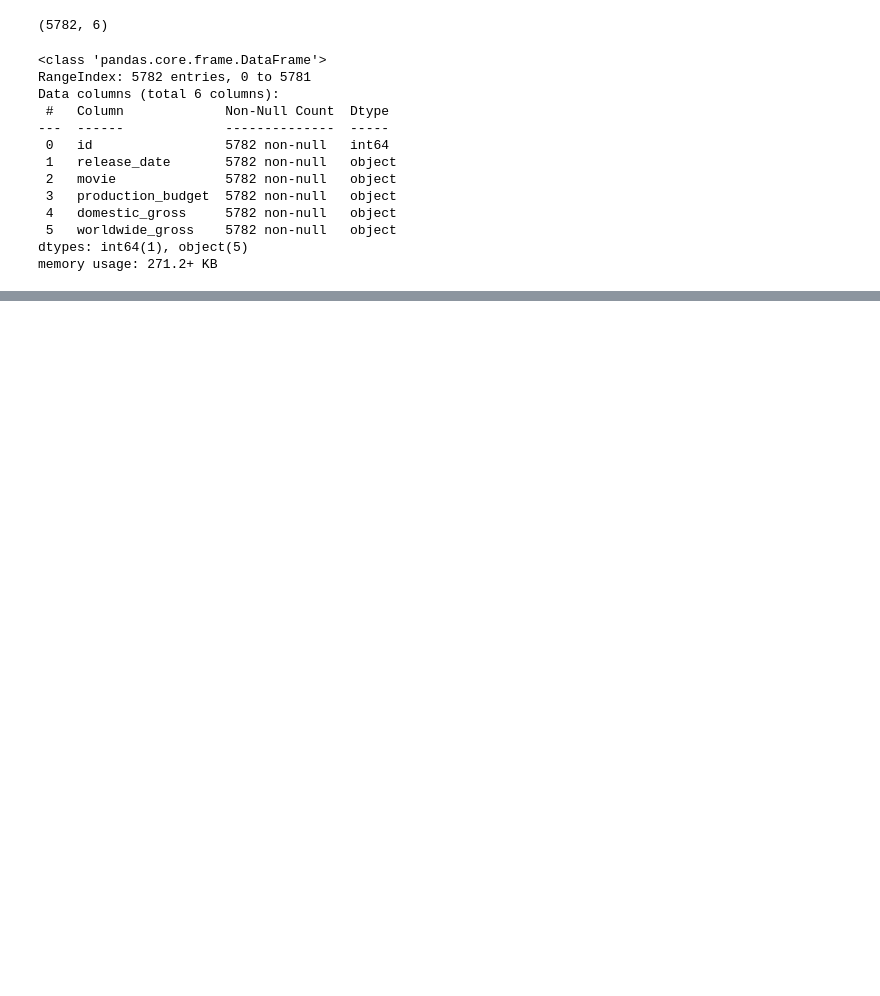
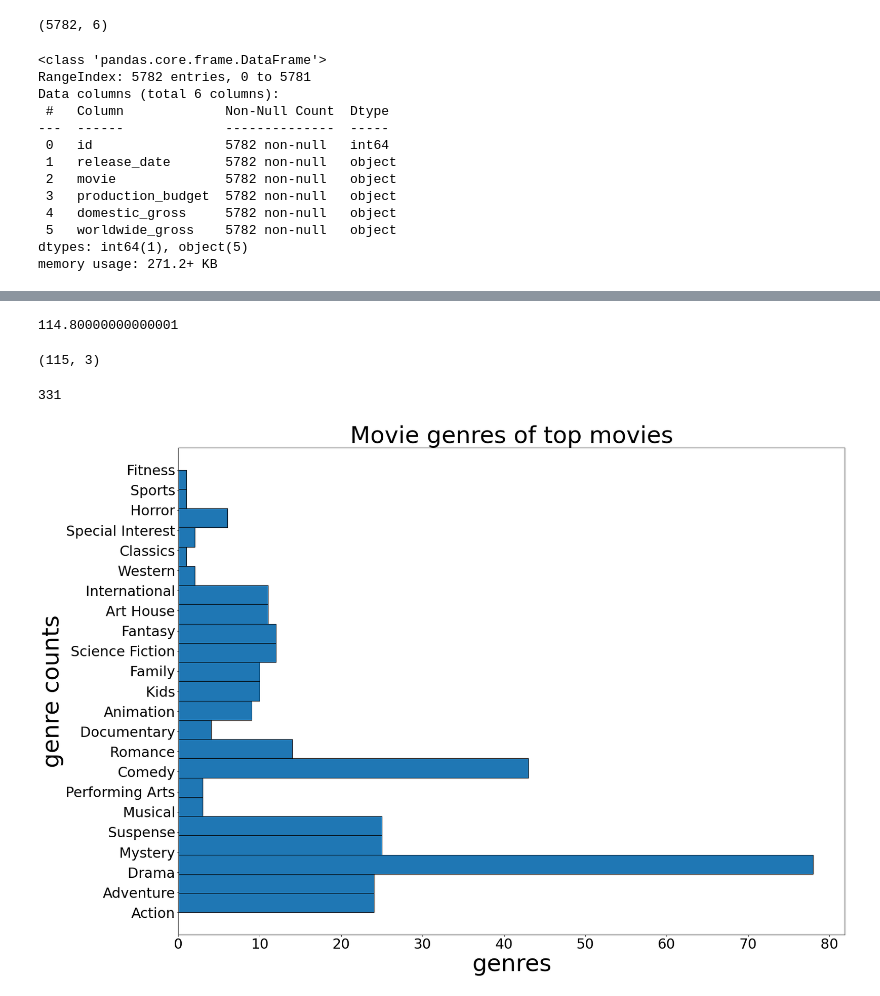
Before and after one commit to keith-maish/phase1-project, a Jupyter notebook: book.ipynb, the cells around one changed output, grey strips where cells are left out. Cells and saved outputs as stored; diff of their text form; code cells hidden in the pictures; blank space fills up the shorter version.

```diff
--- a/book.ipynb
+++ b/book.ipynb
@@ -450,0 +683,21 @@ movie_budgets.tail()
+# %%
+# get the ratings, genres and synopsis of the movies sorted by rating decreasingly
+movie_ratings_sorted= joined_data.sort_values('rating', ascending= False).loc[:,['rating', 'synopsis', 'genre']]
+
+# because some movies have very few reviews, i decide to only observe movies with more than 50 reviews
+query= """SELECT * FROM movie_ratings_sorted
+            WHERE synopsis IN
+                (SELECT synopsis
+                FROM movie_ratings_sorted GROUP BY synopsis HAVING COUNT(rating) > 50)"""
+more_than_50_ratings= sqldf(query)
+
+# getting rid of duplicate data
+no_duplicates= more_than_50_ratings.loc[:,['synopsis', 'genre']].drop_duplicates()
+
+# getting the means of all the reviews of each movie
+mean_ratings= more_than_50_ratings.groupby('synopsis').mean().reset_index()
+mean_ratings_with_genres= mean_ratings.join(no_duplicates.set_index('synopsis'), how= 'left', on= 'synopsis')
+
+# getting the top 10 movies by mean of ratings
+top_movies= mean_ratings_with_genres.sort_values('rating', ascending= False).drop('id', axis= 1)
+top_10_movies= top_movies.head(10)
@@ -450,0 +769,9 @@ movie_budgets.tail()
+# %%
+# get the number of records to include in the superior
+287 *0.4
+# %% [output]
+114.80000000000001
+# %%
+superior_movies= top_movies.iloc[:115]
+# %% [output]
+(115, 3)
@@ -450,0 +781,21 @@ movie_budgets.tail()
+# %%
+# now we split the the genre values for each record
+genre_split= superior_movies['genre'].map(lambda x: re.split("\\||and", x))
+# %%
+# we get a list of all the genres in the superior dataframe
+superior_genres= []
+for i in genre_split:
+    superior_genres.extend([genre.strip() for genre in i ])
+len(superior_genres)
+# %% [output]
+331
+# %%
+fig, ax= plt.subplots(figsize= (25.6,19.2))
+ax.hist(superior_genres, orientation= 'horizontal', bins= len(set(superior_genres)), edgecolor= 'black');
+ax.set_xlabel('genres', fontsize= 50)
+ax.set_ylabel('genre counts', fontsize= 50)
+plt.xticks(fontsize= 30)
+plt.yticks(fontsize= 30)
+ax.set_title('Movie genres of top movies', fontsize= 50);
+# %% [output]
+[figure, added]
```
Also changed, not shown: parts of 63 cells of this notebook, 4 other files.
